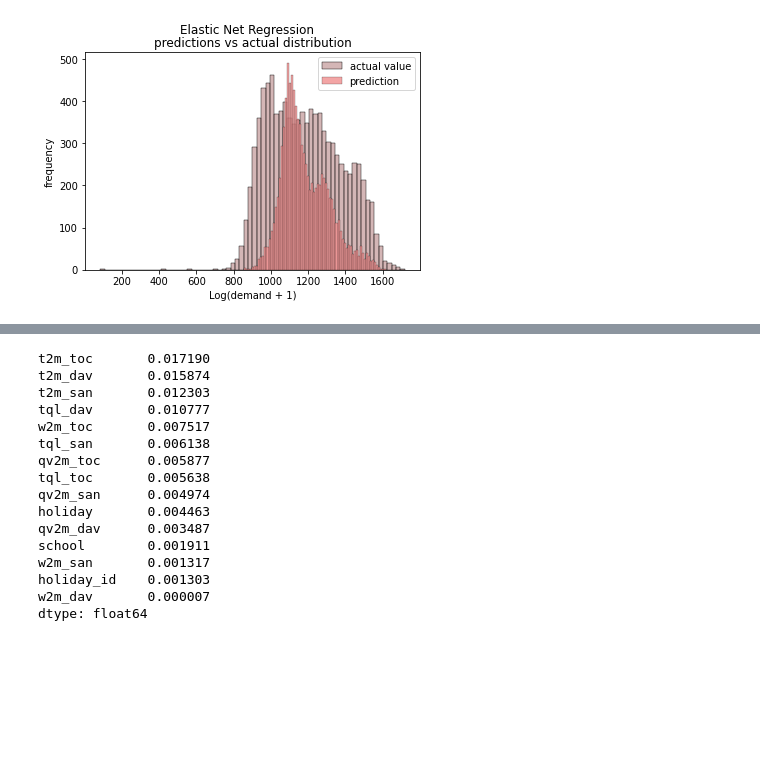
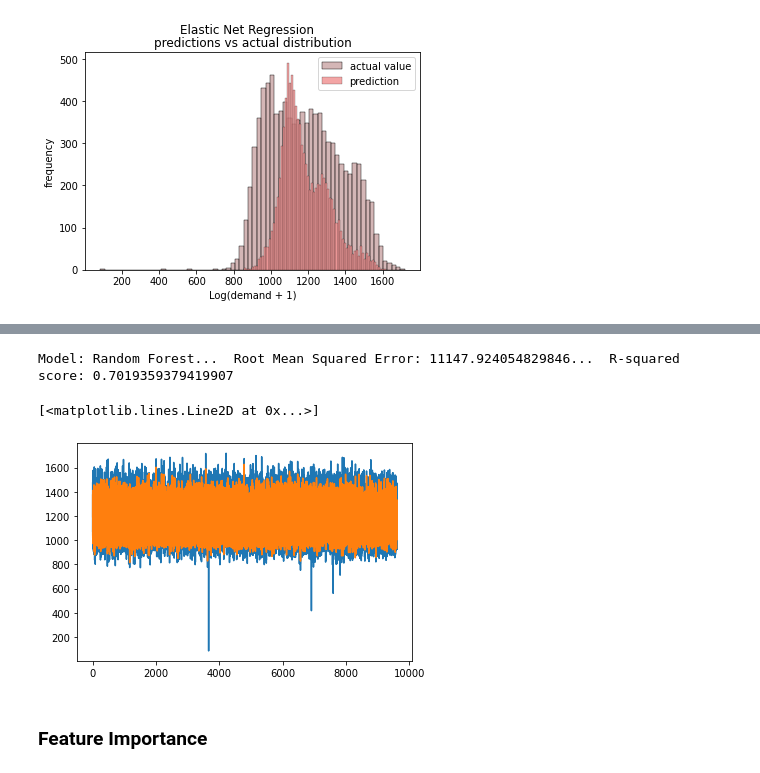
Before and after one commit to michaelbabajide/Energy_Load_Forecasting, a Jupyter notebook: development_notebook.ipynb, the cells around one changed output, grey strips where cells are left out. Saved outputs shown, nothing was run; the diff lists cells and outputs as text; code cells hidden in the pictures; blank space fills up the shorter version.

```diff
--- a/development_notebook.ipynb
+++ b/development_notebook.ipynb
@@ -636,19 +510,21 @@ dtype: float64
-# %%
-train.corrwith(y_train).abs().sort_values(ascending=False)
-# %% [output]
-t2m_toc       0.017190
-t2m_dav       0.015874
-t2m_san       0.012303
-tql_dav       0.010777
-w2m_toc       0.007517
-tql_san       0.006138
-qv2m_toc      0.005877
-tql_toc       0.005638
-qv2m_san      0.004974
-holiday       0.004463
-qv2m_dav      0.003487
-school        0.001911
-w2m_san       0.001317
-holiday_id    0.001303
-w2m_dav       0.000007
-dtype: float64
+# %%
+model = RandomForestRegressor()
+model.fit(X_train, y_train)
+y_pred = model.predict(X_test)
+
+rmse = mean_squared_error(y_test, y_pred)
+r2 = r2_score(y_test, y_pred)
+
+print(
+        f'Model: Random Forest... ',
+        f'Root Mean Squared Error: {rmse}... ',
+        f'R-squared score: {r2}'
+)
+# %% [output]
+Model: Random Forest...  Root Mean Squared Error: 11147.924054829846...  R-squared score: 0.7019359379419907
+# %%
+plt.plot(np.array(y_test))
+plt.plot(y_pred)
+# %% [output]
+[<matplotlib.lines.Line2D at 0x...>]
+[figure, added]
@@ -654,0 +539,2 @@ dtype: float64
+# %% [markdown]
+### Feature Importance
```
Also changed, not shown: parts of 18 cells of this notebook.
